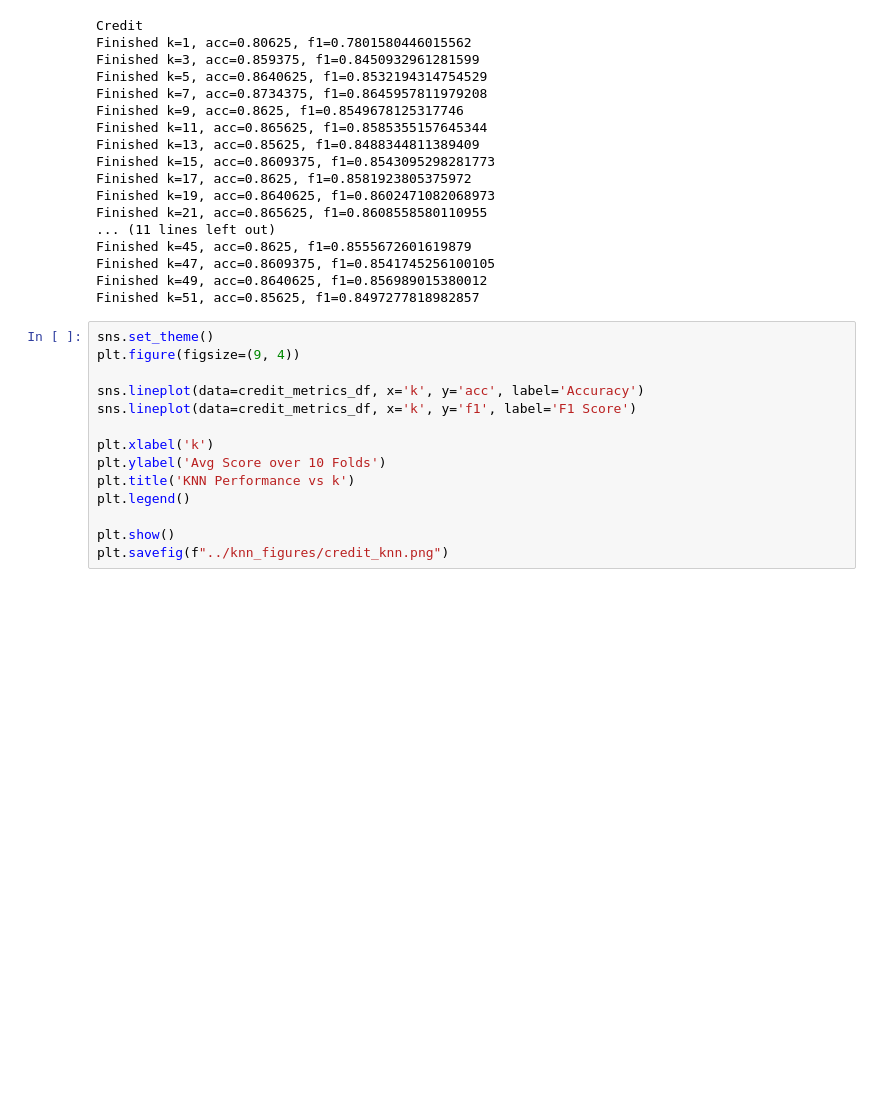
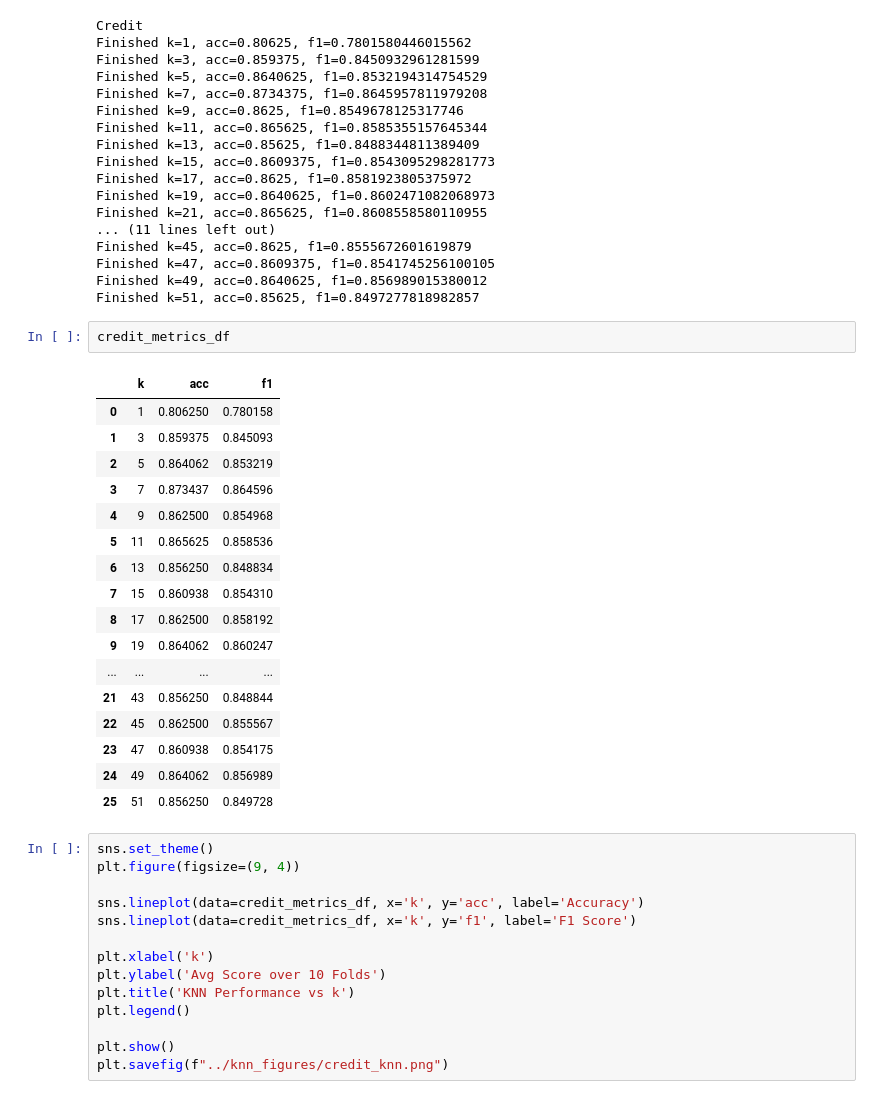
Before and after one commit to 1985lxw/589_final_project, a Jupyter notebook: src/knn.ipynb, the cells around one changed output. Saved outputs shown, nothing was run; the diff lists cells and outputs as text; blank space fills up the shorter version.

Commit message:
graphs and tables for knn and rf in pdf

```diff
--- a/src/knn.ipynb
+++ b/src/knn.ipynb
@@ -111,6 +111,26 @@ Finished k=45, acc=0.8625, f1=0.8555672601619879
 Finished k=47, acc=0.8609375, f1=0.8541745256100105
 Finished k=49, acc=0.8640625, f1=0.856989015380012
 Finished k=51, acc=0.85625, f1=0.8497277818982857
+# %%
+credit_metrics_df
+# %% [output]
+|  | k | acc | f1 |
+| 0 | 1 | 0.806250 | 0.780158 |
+| 1 | 3 | 0.859375 | 0.845093 |
+| 2 | 5 | 0.864062 | 0.853219 |
+| 3 | 7 | 0.873437 | 0.864596 |
+| 4 | 9 | 0.862500 | 0.854968 |
+| 5 | 11 | 0.865625 | 0.858536 |
+| 6 | 13 | 0.856250 | 0.848834 |
+| 7 | 15 | 0.860938 | 0.854310 |
+| 8 | 17 | 0.862500 | 0.858192 |
+| 9 | 19 | 0.864062 | 0.860247 |
+| ... | ... | ... | ... |
+| 21 | 43 | 0.856250 | 0.848844 |
+| 22 | 45 | 0.862500 | 0.855567 |
+| 23 | 47 | 0.860938 | 0.854175 |
+| 24 | 49 | 0.864062 | 0.856989 |
+| 25 | 51 | 0.856250 | 0.849728 |
 # %%
 sns.set_theme()
 plt.figure(figsize=(9, 4))
```
Also changed, not shown: 11 other files.
